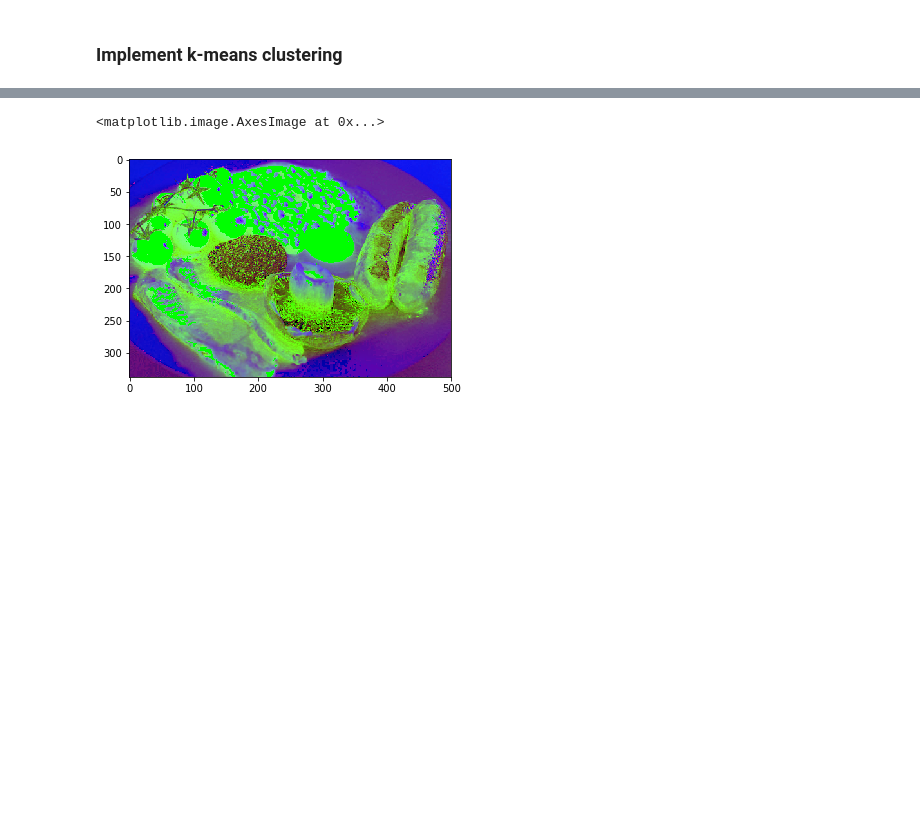
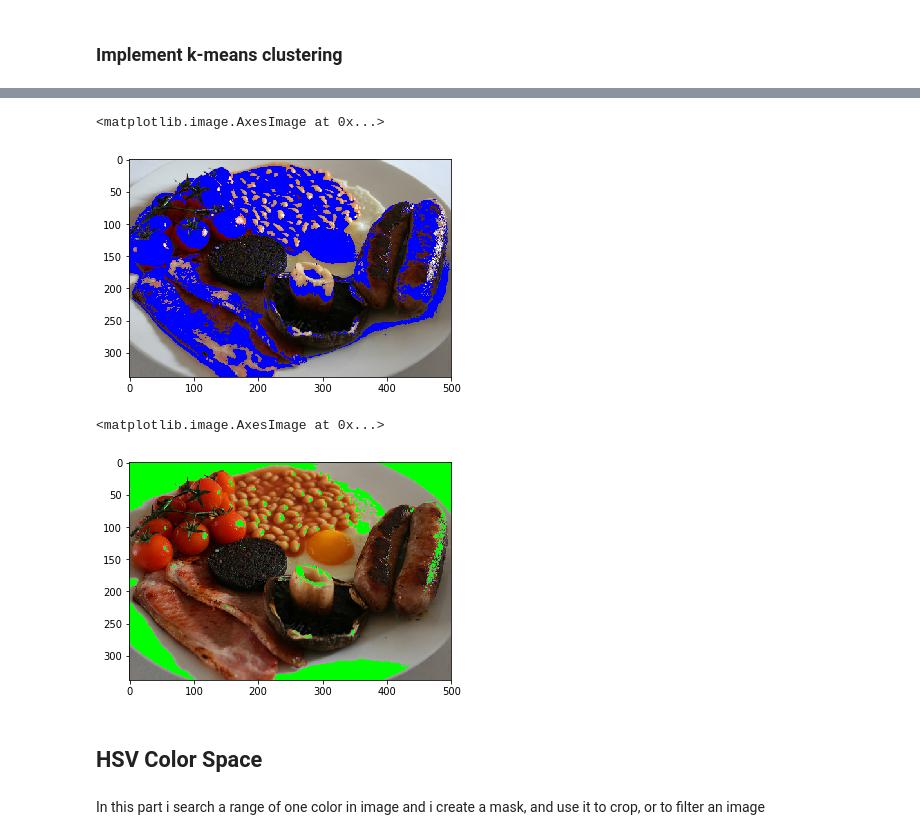
Before and after one commit to riiduan/Kodakone, a Jupyter notebook: segmentation/K-means.ipynb, the cells around one changed output, grey strips where cells are left out. Saved outputs shown, nothing was run; the diff lists cells and outputs as text; code cells hidden in the pictures; blank space fills up the shorter version.

```diff
--- a/segmentation/K-means.ipynb
+++ b/segmentation/K-means.ipynb
@@ -67,13 +100,26 @@ plt.imshow(labels_reshape==0, cmap='gray')
+# %%
+# mask an image segment by cluster
+
+masked_image2 = np.copy(image)
+# turn the mask blue!
+masked_image2[copyCluster == 1] = [0, 0, 255]
+
+plt.imshow(masked_image2)
+# %% [output]
+<matplotlib.image.AxesImage at 0x...>
+[figure, added]
 # %%
 # mask an image segment by cluster
 
-cluster = 6# the first cluster
+masked_image3 = np.copy(image)
+# turn the mask green!
+masked_image3[copyCluster == 2] = [0, 255, 0]
 
-masked_image = np.copy(image)
-# turn the mask green!
-masked_image[labels_reshape == cluster] = [0, 255, 0]
-
-plt.imshow(masked_image)
+plt.imshow(masked_image3)
 # %% [output]
 <matplotlib.image.AxesImage at 0x...>
-[figure, old version]
+[figure, new version]
+# %% [markdown]
+## HSV Color Space
+# %% [markdown]
+In this part i search a range of one color in image and i create a mask, and use it to crop, or to filter an image
```
Also changed, not shown: parts of 23 cells of this notebook, 13 other files.
